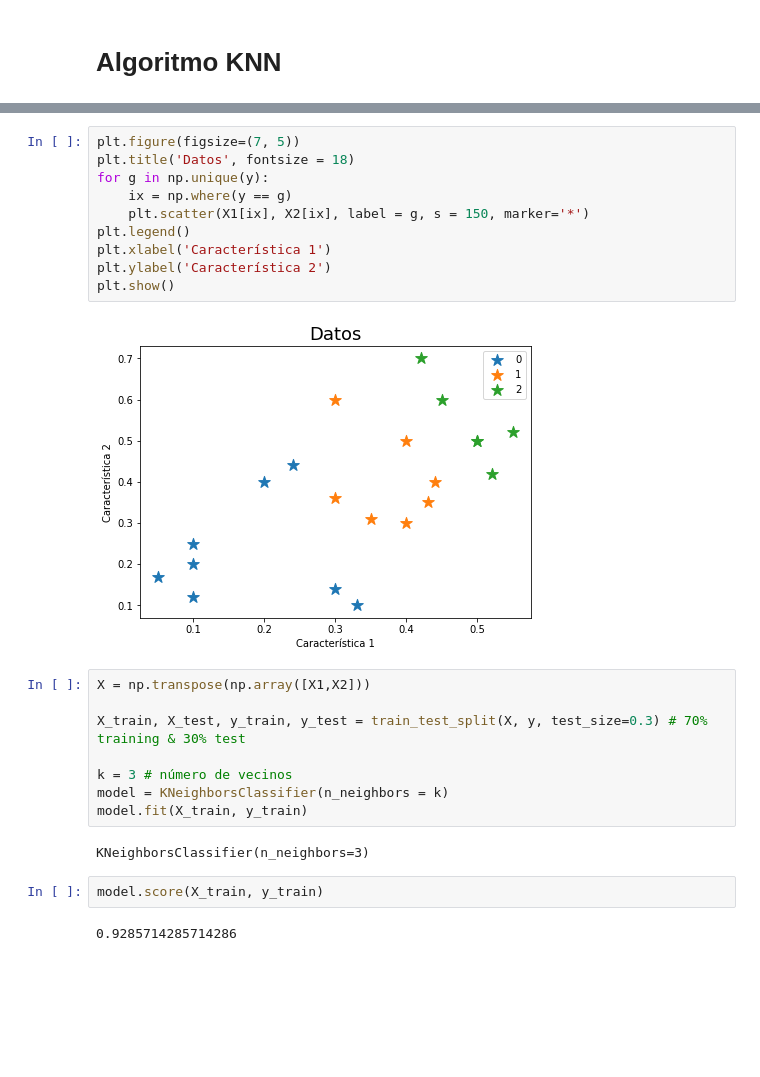
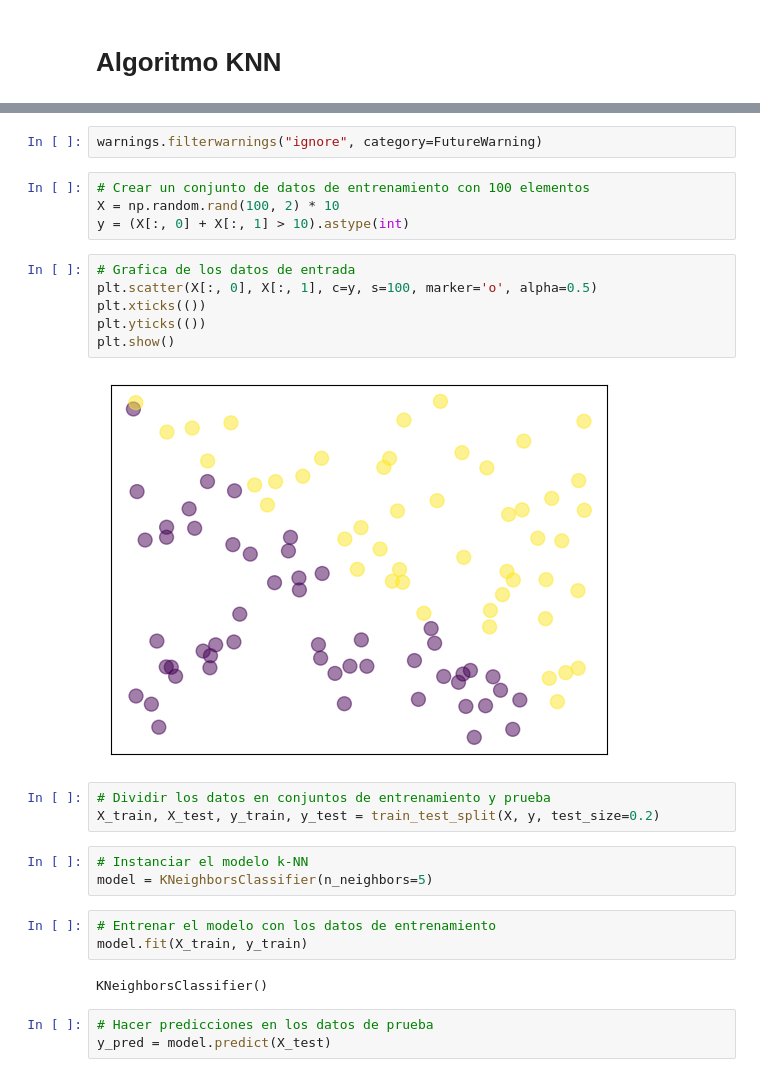
Before and after one commit to KevinMartinez1999/Semillero, a Jupyter notebook: KNN.ipynb, the cells around one changed output, grey strips where cells are left out. Saved outputs shown, nothing was run; the diff lists cells and outputs as text; blank space fills up the shorter version.

```diff
--- a/KNN.ipynb
+++ b/KNN.ipynb
@@ -36,27 +12,29 @@ plt.show()
-# %%
-plt.figure(figsize=(7, 5))
-plt.title('Datos', fontsize = 18)
-for g in np.unique(y):
-    ix = np.where(y == g)
-    plt.scatter(X1[ix], X2[ix], label = g, s = 150, marker='*')
-plt.legend()
-plt.xlabel('Característica 1')
-plt.ylabel('Característica 2')
-plt.show()
-# %% [output]
-[figure, removed]
-# %%
-X = np.transpose(np.array([X1,X2]))
-
-X_train, X_test, y_train, y_test = train_test_split(X, y, test_size=0.3) # 70% training & 30% test
-
-k = 3 # número de vecinos
-model = KNeighborsClassifier(n_neighbors = k)
-model.fit(X_train, y_train)
-# %% [output]
-KNeighborsClassifier(n_neighbors=3)
-# %%
-model.score(X_train, y_train)
-# %% [output]
-0.9285714285714286
+# %%
+warnings.filterwarnings("ignore", category=FutureWarning)
+# %%
+# Crear un conjunto de datos de entrenamiento con 100 elementos
+X = np.random.rand(100, 2) * 10
+y = (X[:, 0] + X[:, 1] > 10).astype(int)
+# %%
+# Grafica de los datos de entrada
+plt.scatter(X[:, 0], X[:, 1], c=y, s=100, marker='o', alpha=0.5)
+plt.xticks(())
+plt.yticks(())
+plt.show()
+# %% [output]
+[figure, added]
+# %%
+# Dividir los datos en conjuntos de entrenamiento y prueba
+X_train, X_test, y_train, y_test = train_test_split(X, y, test_size=0.2)
+# %%
+# Instanciar el modelo k-NN
+model = KNeighborsClassifier(n_neighbors=5)
+# %%
+# Entrenar el modelo con los datos de entrenamiento
+model.fit(X_train, y_train)
+# %% [output]
+KNeighborsClassifier()
+# %%
+# Hacer predicciones en los datos de prueba
+y_pred = model.predict(X_test)
 # %%
```
Also changed, not shown: parts of 10 cells of this notebook, 3 other files.
